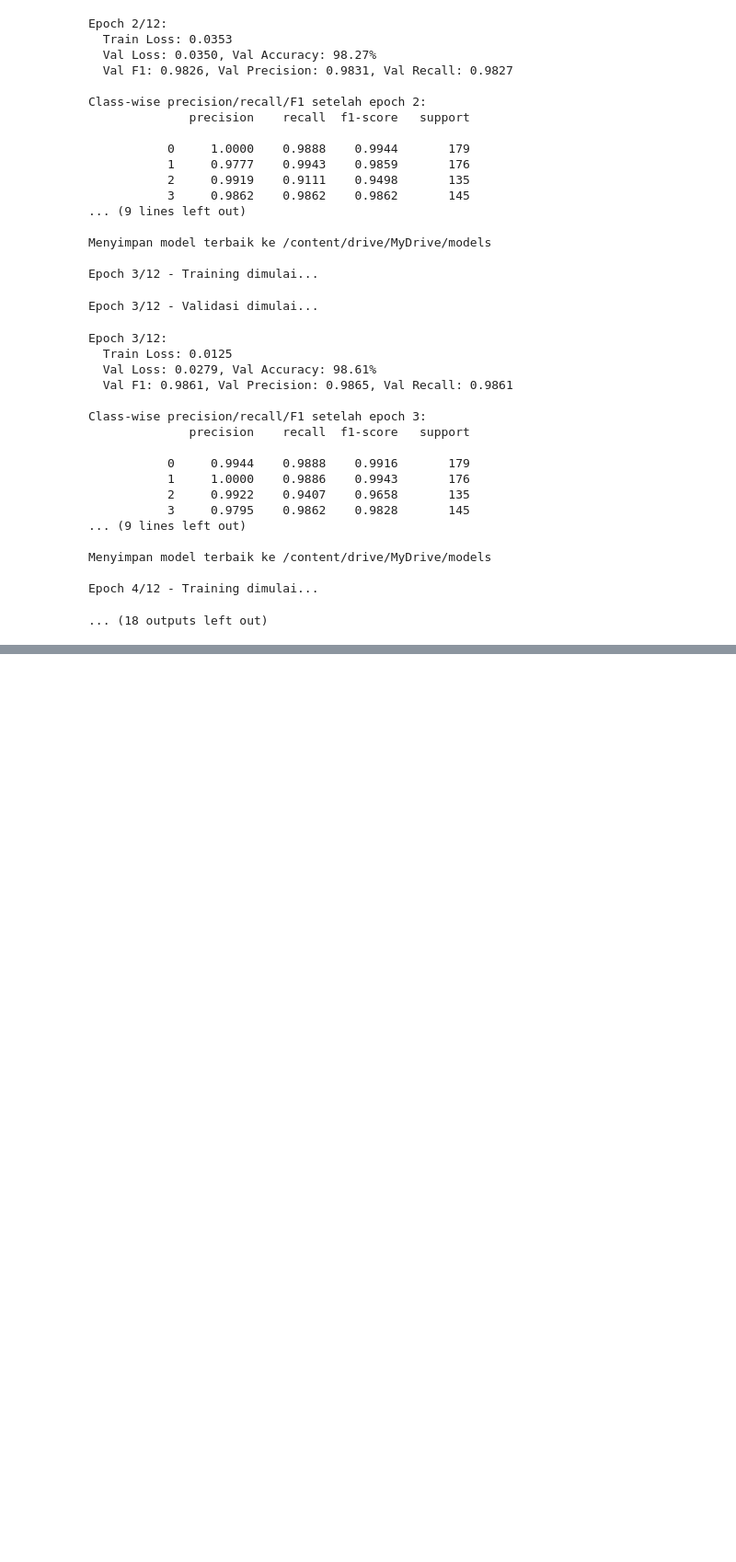
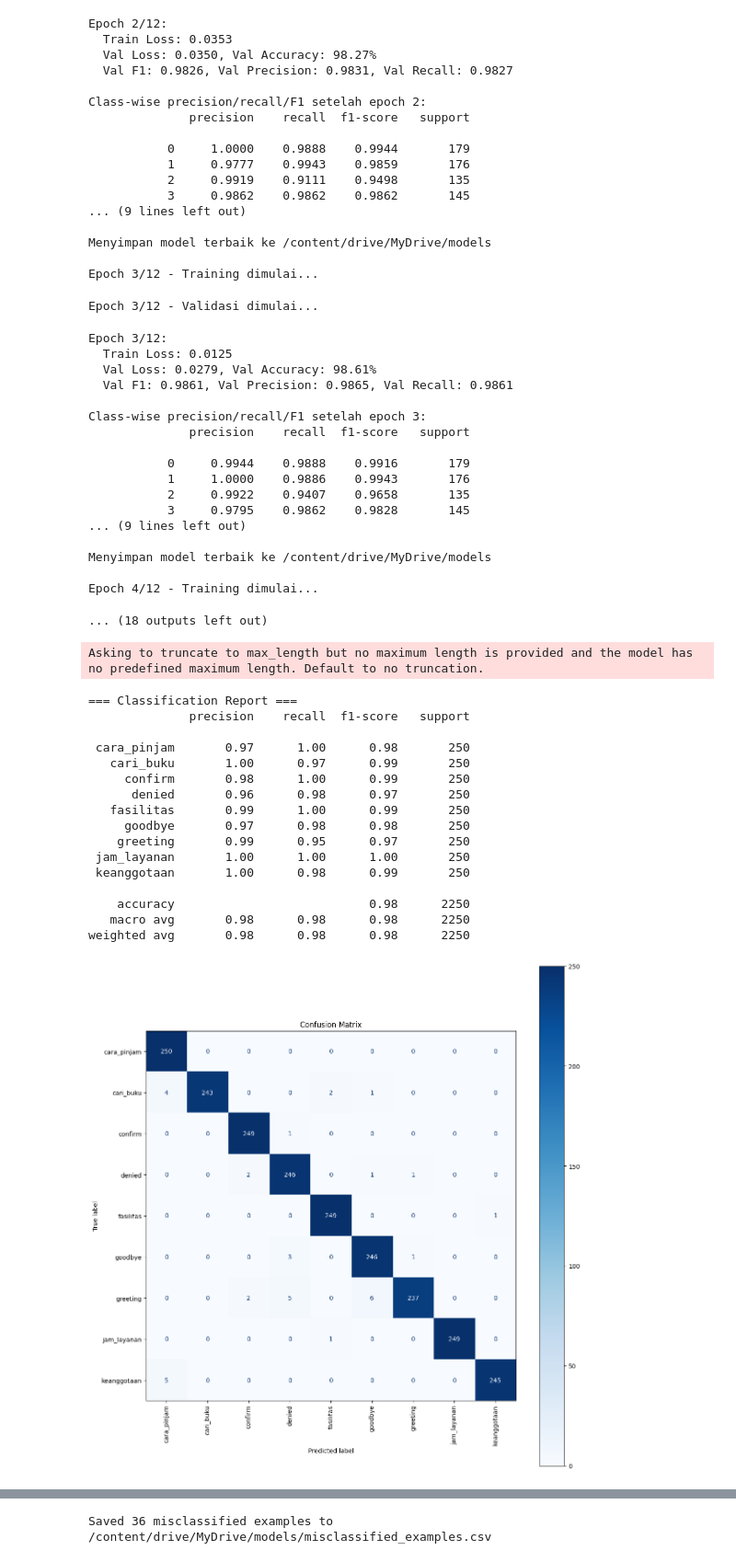
Before and after one commit to HaqTetsuya/ChatbotPerpusBipa, a Jupyter notebook: IndobertPerpusChatbot.ipynb, the cells around one changed output, grey strips where cells are left out. Shown: that part at 92% size. Drawn from its saved outputs; the diff is of its cells as text; code cells hidden in the pictures; blank space fills up the shorter version.

```diff
--- a/IndobertPerpusChatbot.ipynb
+++ b/IndobertPerpusChatbot.ipynb
@@ -1454,7 +1454,7 @@ import matplotlib.pyplot as plt
 import pickle
 
 # ==== Step 1: Load test data ====
-test_df = pd.read_csv('tests.csv')
+test_df = pd.read_csv('test.csv')
 test_texts = test_df['text'].tolist()
 y_true = test_df['intent'].tolist()  # Assuming the true labels column is named 'intent'
 # Load tokenizer
@@ -1507,30 +1507,49 @@ plt.show()
 
 cm_normalized = cm.astype('float') / cm.sum(axis=1)[:, np.newaxis]
 
 plt.figure(figsize=(10, 8))
 sns.heatmap(cm_normalized, annot=True, cmap="Blues", xticklabels=intent_classes, yticklabels=intent_classes, fmt=".2f")
 plt.title("Normalized Confusion Matrix")
 plt.xlabel("Predicted Label")
 plt.ylabel("True Label")
 plt.tight_layout()
 plt.show()
 
 # Create a list to store misclassified examples
 misclassified_examples = []
 
 for i, (true, pred_idx, text) in enumerate(zip(y_true_encoded, y_pred, test_texts)):
     if true != pred_idx:
         misclassified_examples.append({
             'text': text,
             'true_label': intent_classes[true],
             'predicted_label': intent_classes[pred_idx]
         })
 
 # Save misclassified examples to CSV
 if misclassified_examples:
     misclassified_df = pd.DataFrame(misclassified_examples)
     misclassified_csv_path = f"{MODEL_SAVE_PATH}/misclassified_examples.csv"
     misclassified_df.to_csv(misclassified_csv_path, index=False)
     print(f"Saved {len(misclassified_examples)} misclassified examples to {misclassified_csv_path}")
 else:
     print("No misclassified examples found.")
+# %% [output]
+Asking to truncate to max_length but no maximum length is provided and the model has no predefined maximum length. Default to no truncation.
+=== Classification Report ===
+              precision    recall  f1-score   support
+
+ cara_pinjam       0.97      1.00      0.98       250
+   cari_buku       1.00      0.97      0.99       250
+     confirm       0.98      1.00      0.99       250
+      denied       0.96      0.98      0.97       250
+   fasilitas       0.99      1.00      0.99       250
+     goodbye       0.97      0.98      0.98       250
+    greeting       0.99      0.95      0.97       250
+ jam_layanan       1.00      1.00      1.00       250
+ keanggotaan       1.00      0.98      0.99       250
+
+    accuracy                           0.98      2250
+   macro avg       0.98      0.98      0.98      2250
+weighted avg       0.98      0.98      0.98      2250
+[figure, added]
@@ -1537,3 +1557,4 @@ else:
+Saved 36 misclassified examples to /content/drive/MyDrive/models/misclassified_examples.csv
 # %%
 # @title Enhanced Test Set with Confidence Thresholding
 import pandas as pd
```
Also changed, not shown: parts of 6 cells of this notebook.
